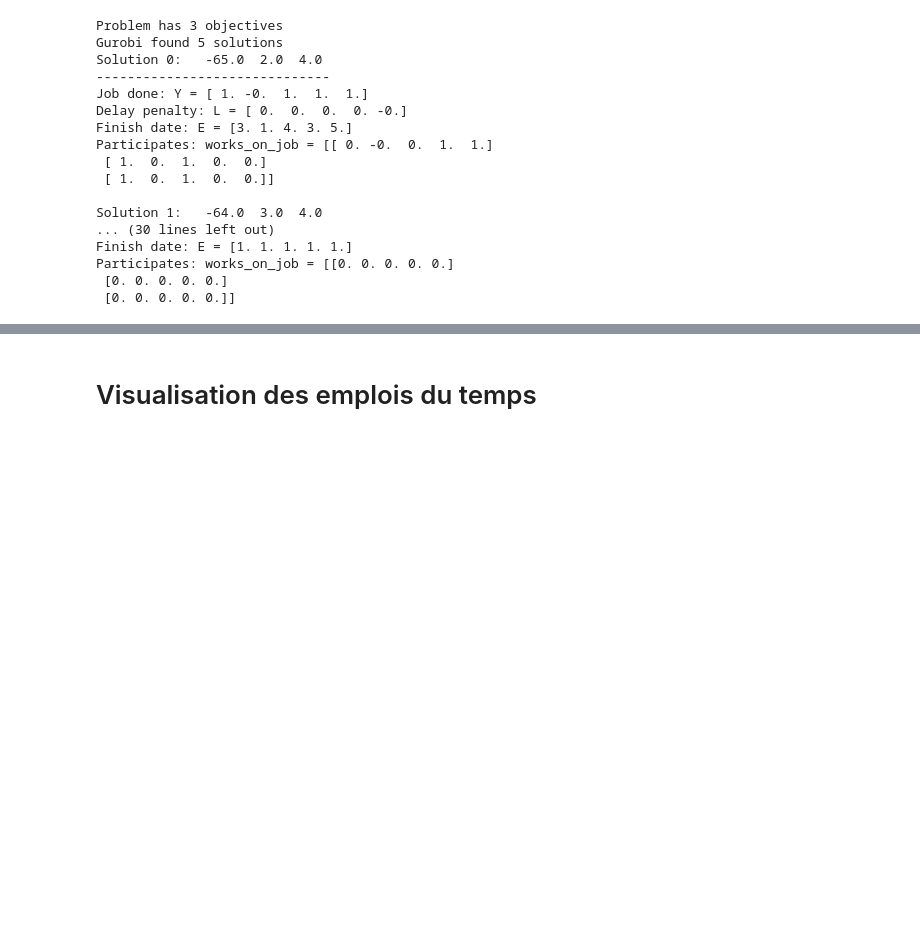
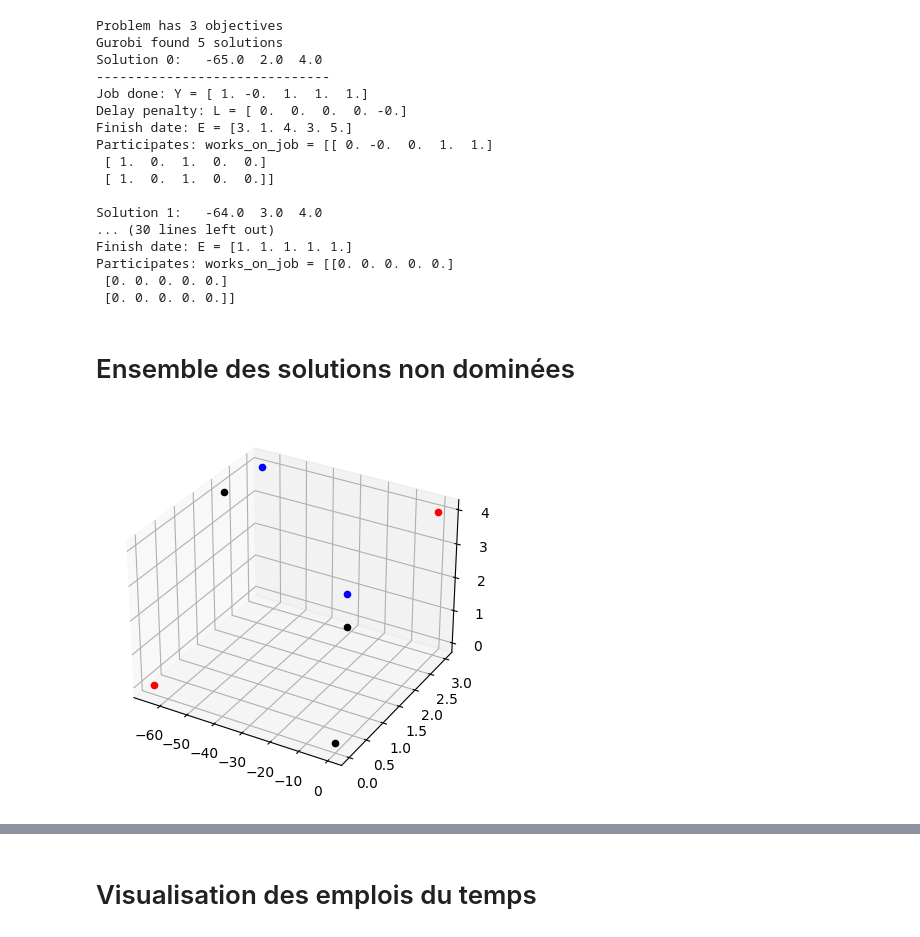
Before and after one commit to paulberard/optimization-decision-systems, a Jupyter notebook: project.ipynb, the cells around one changed output, grey strips where cells are left out. Drawn from its saved outputs; the diff is of its cells as text; code cells hidden in the pictures; blank space fills up the shorter version.

Commit message:
plots

```diff
--- a/project.ipynb
+++ b/project.ipynb
@@ -277,3 +277,5 @@ Finish date: E = [1. 1. 1. 1. 1.]
 Participates: works_on_job = [[0. 0. 0. 0. 0.]
  [0. 0. 0. 0. 0.]
  [0. 0. 0. 0. 0.]]
+# %% [markdown]
+# Ensemble des solutions non dominées
@@ -279,0 +305,29 @@ Participates: works_on_job = [[0. 0. 0. 0. 0.]
+# %%
+import matplotlib.pyplot as plt
+from mpl_toolkits.mplot3d import Axes3D
+
+# Define your 3D data
+x = [small[i][0] for i in range(len(small))]
+y = [small[i][1] for i in range(len(small))]
+z = [small[i][2] for i in range(len(small))]
+# Define the Nadir point and the ideal point
+x_nadir, y_nadir, z_nadir = max(x), max(y), max(z)
+x_id, y_id, z_id = min(x), min(y), min(z)
+# Define a list of indices that you want to color differently
+ND_indices = [ND_small[i][0] for i in range(len(ND_small))]
+# Initialize a figure and 3D axis
+fig = plt.figure()
+ax = fig.add_subplot(111, projection='3d')
+# Plot your data and color it accordingly
+for i, (xi, yi, zi) in enumerate(zip(x, y, z)):
+    if i in ND_indices:
+        color = 'black'
+    else:
+        color = 'b'
+    ax.scatter(xi, yi, zi, c=color)
+ax.scatter(x_nadir, y_nadir, z_nadir, c='red')
+ax.scatter(x_id, y_id, z_id, c='red')
+# Show the plot
+plt.show()
+# %% [output]
+[figure, added]
```
Also changed, not shown: parts of 6 cells of this notebook.
